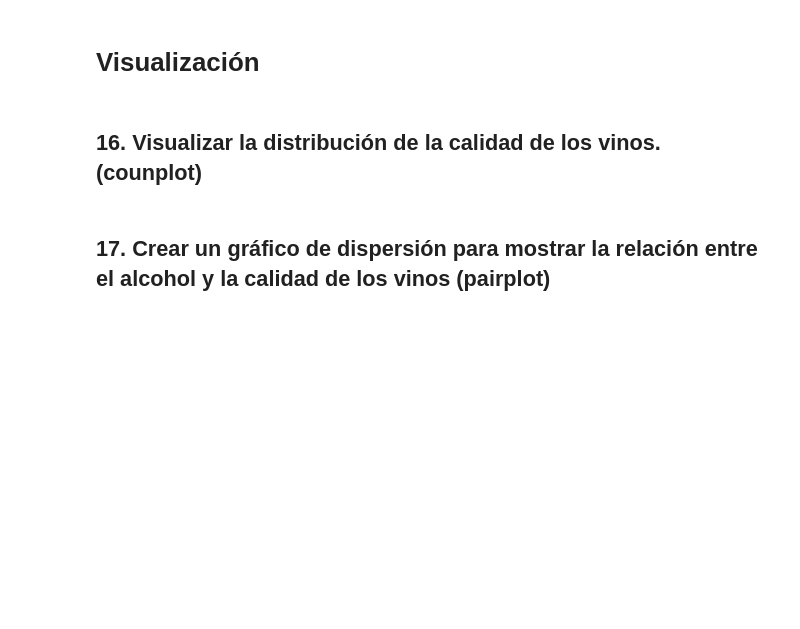
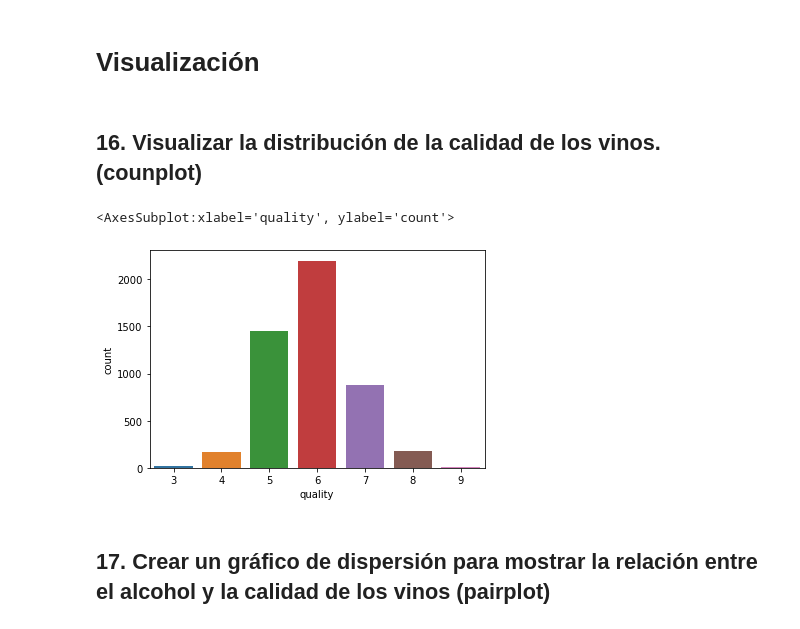
Before and after one commit to LuKaO13/Apuntes, a Jupyter notebook: ejercicios_pandas_5.ipynb, the cells around one changed output. Drawn from its saved outputs; the diff is of its cells as text; code cells hidden in the pictures; blank space fills up the shorter version.

```diff
--- a/ejercicios_pandas_5.ipynb
+++ b/ejercicios_pandas_5.ipynb
@@ -21,0 +26,3 @@ wine_df[wine_df.duplicated(keep=False)].sort_values('pH')
+# %%
+wine_df["color"] = wine_df.apply(lambda row: np.random.choice(["red", "white"]), axis=1)
+wine_df
@@ -40,2 +155,5 @@ wine_df[wine_df.duplicated(keep=False)].sort_values('pH')
 # %% [markdown]
 ## 11. Crear una nueva columna llamada "total_acidity" que sea la suma de las columnas "fixed acidity" y "volatile acidity".
+# %%
+wine_df["total_acidity"] = wine_df["fixed acidity"] + wine_df["volatile acidity"]
+wine_df.head()
@@ -51,5 +212,10 @@ wine_df[wine_df.duplicated(keep=False)].sort_values('pH')
 # Visualización
 # %% [markdown]
 ## 16. Visualizar la distribución de la calidad de los vinos. (counplot)
+# %%
+sns.countplot(data=wine_df, x="quality")
+# %% [output]
+<AxesSubplot:xlabel='quality', ylabel='count'>
+[figure, added]
 # %% [markdown]
 ## 17. Crear un gráfico de dispersión para mostrar la relación entre el alcohol y la calidad de los vinos (pairplot)
```
Also changed, not shown: parts of 51 cells of this notebook.
